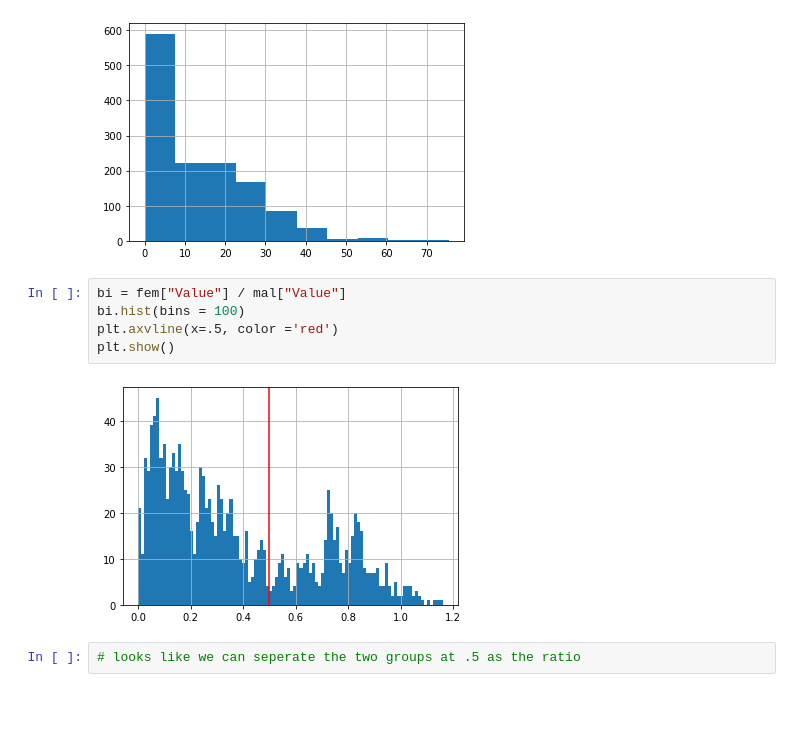
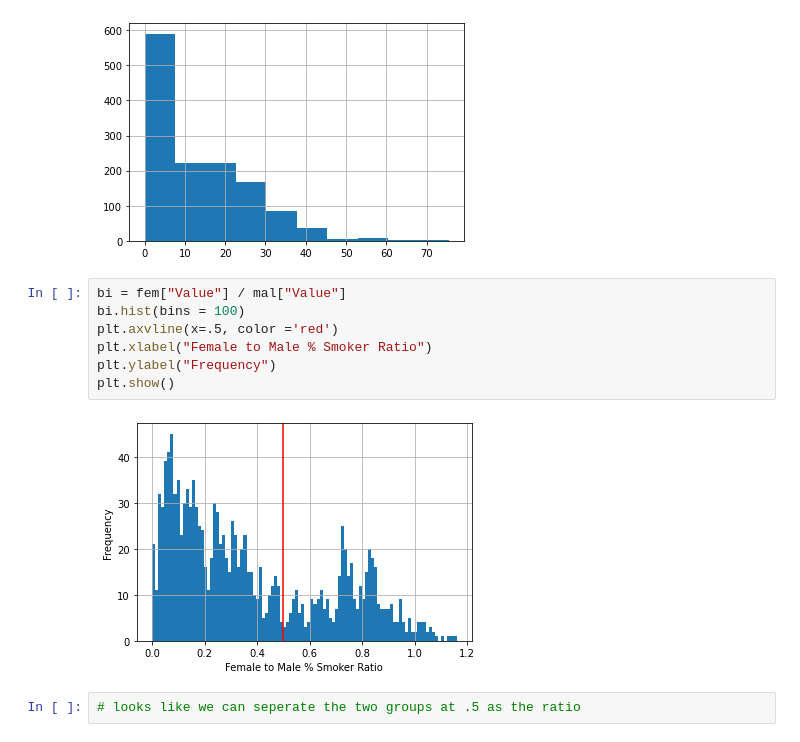
Before and after one commit to mtanghu/Citadel-Central-Datathon-Fall21, a Jupyter notebook: Gender.ipynb, the cells around one changed output. Drawn from its saved outputs; the diff is of its cells as text; blank space fills up the shorter version.

```diff
--- a/Gender.ipynb
+++ b/Gender.ipynb
@@ -36,10 +36,12 @@ fem["Value"].hist()
 # %%
 bi = fem["Value"] / mal["Value"]
 bi.hist(bins = 100)
 plt.axvline(x=.5, color ='red')
+plt.xlabel("Female to Male % Smoker Ratio")
+plt.ylabel("Frequency")
 plt.show()
 # %% [output]
-[figure, old version]
+[figure, new version]
 # %%
 # looks like we can seperate the two groups at .5 as the ratio
 # %%
```
Also changed, not shown: parts of 15 cells of this notebook.
